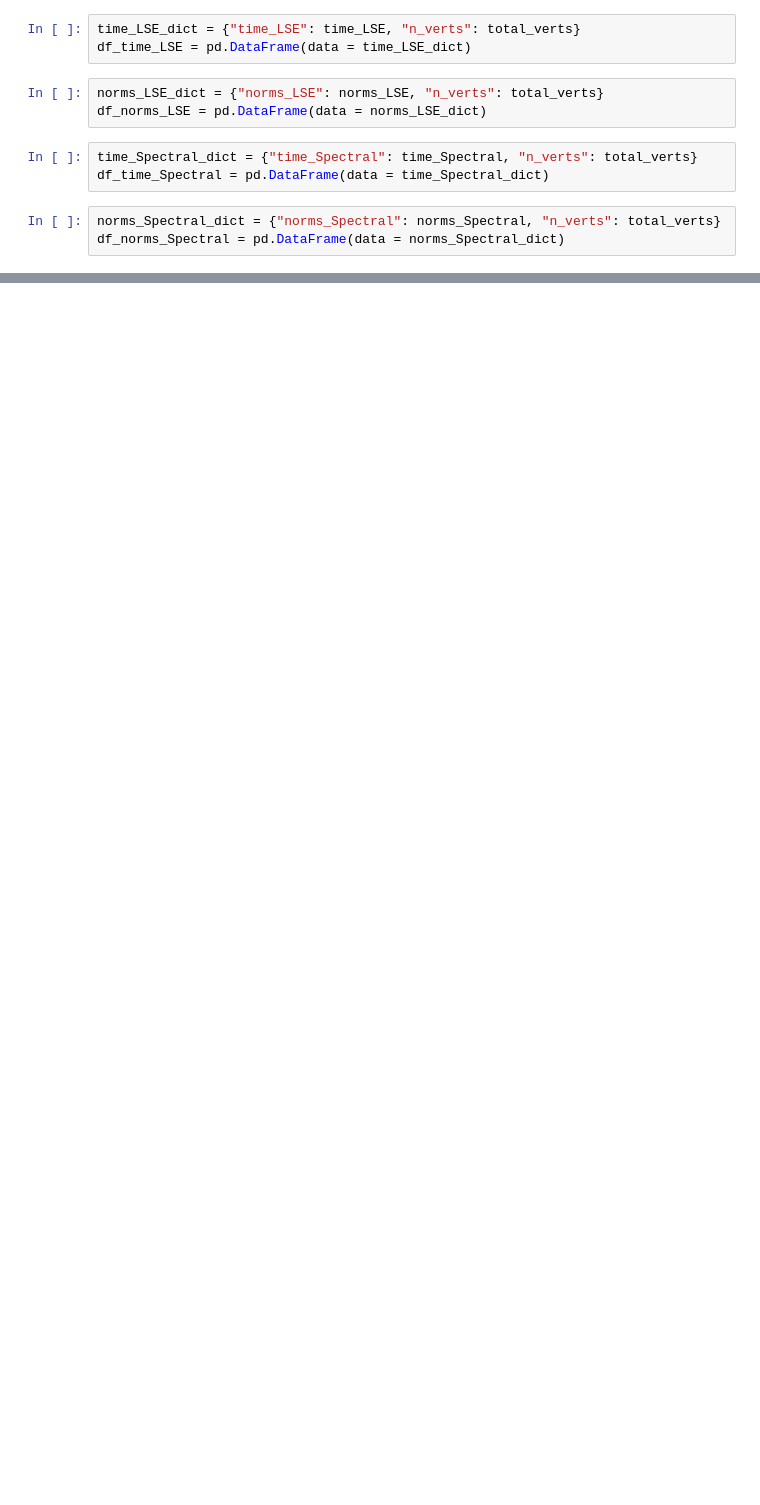
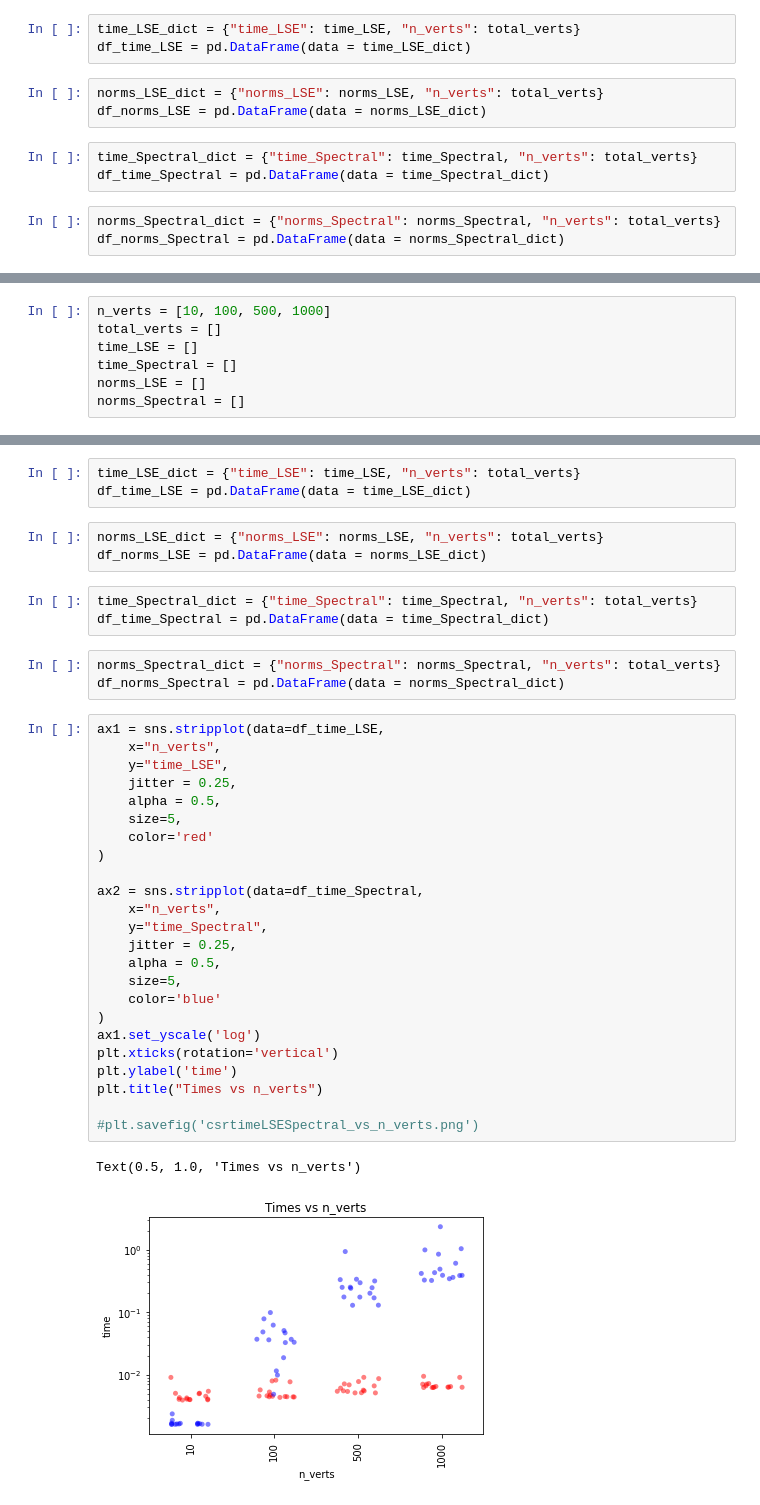
Before and after one commit to neurodata/notebooks, a Jupyter notebook: _notebooks/2021-05-04-spectral-svd.ipynb, the cells around one changed output, grey strips where cells are left out. Drawn from its saved outputs; the diff is of its cells as text; blank space fills up the shorter version.

```diff
--- a/_notebooks/2021-05-04-spectral-svd.ipynb
+++ b/_notebooks/2021-05-04-spectral-svd.ipynb
@@ -335,0 +415,7 @@ plt.savefig('normsLSESpectral_vs_n_verts.png')
+# %%
+n_verts = [10, 100, 500, 1000]
+total_verts = []
+time_LSE = []
+time_Spectral = []
+norms_LSE = []
+norms_Spectral = []
@@ -335,0 +464,39 @@ plt.savefig('normsLSESpectral_vs_n_verts.png')
+# %%
+time_LSE_dict = {"time_LSE": time_LSE, "n_verts": total_verts}
+df_time_LSE = pd.DataFrame(data = time_LSE_dict)
+# %%
+norms_LSE_dict = {"norms_LSE": norms_LSE, "n_verts": total_verts}
+df_norms_LSE = pd.DataFrame(data = norms_LSE_dict)
+# %%
+time_Spectral_dict = {"time_Spectral": time_Spectral, "n_verts": total_verts}
+df_time_Spectral = pd.DataFrame(data = time_Spectral_dict)
+# %%
+norms_Spectral_dict = {"norms_Spectral": norms_Spectral, "n_verts": total_verts}
+df_norms_Spectral = pd.DataFrame(data = norms_Spectral_dict)
+# %%
+ax1 = sns.stripplot(data=df_time_LSE,
+    x="n_verts",
+    y="time_LSE",
+    jitter = 0.25,
+    alpha = 0.5,
+    size=5,
+    color='red'
+)
+
+ax2 = sns.stripplot(data=df_time_Spectral,
+    x="n_verts",
+    y="time_Spectral",
+    jitter = 0.25,
+    alpha = 0.5,
+    size=5,
+    color='blue'
+)
+ax1.set_yscale('log')
+plt.xticks(rotation='vertical')
+plt.ylabel('time')
+plt.title("Times vs n_verts")
+
+#plt.savefig('csrtimeLSESpectral_vs_n_verts.png')
+# %% [output]
+Text(0.5, 1.0, 'Times vs n_verts')
+[figure, added]
```
Also changed, not shown: parts of 23 cells of this notebook.
